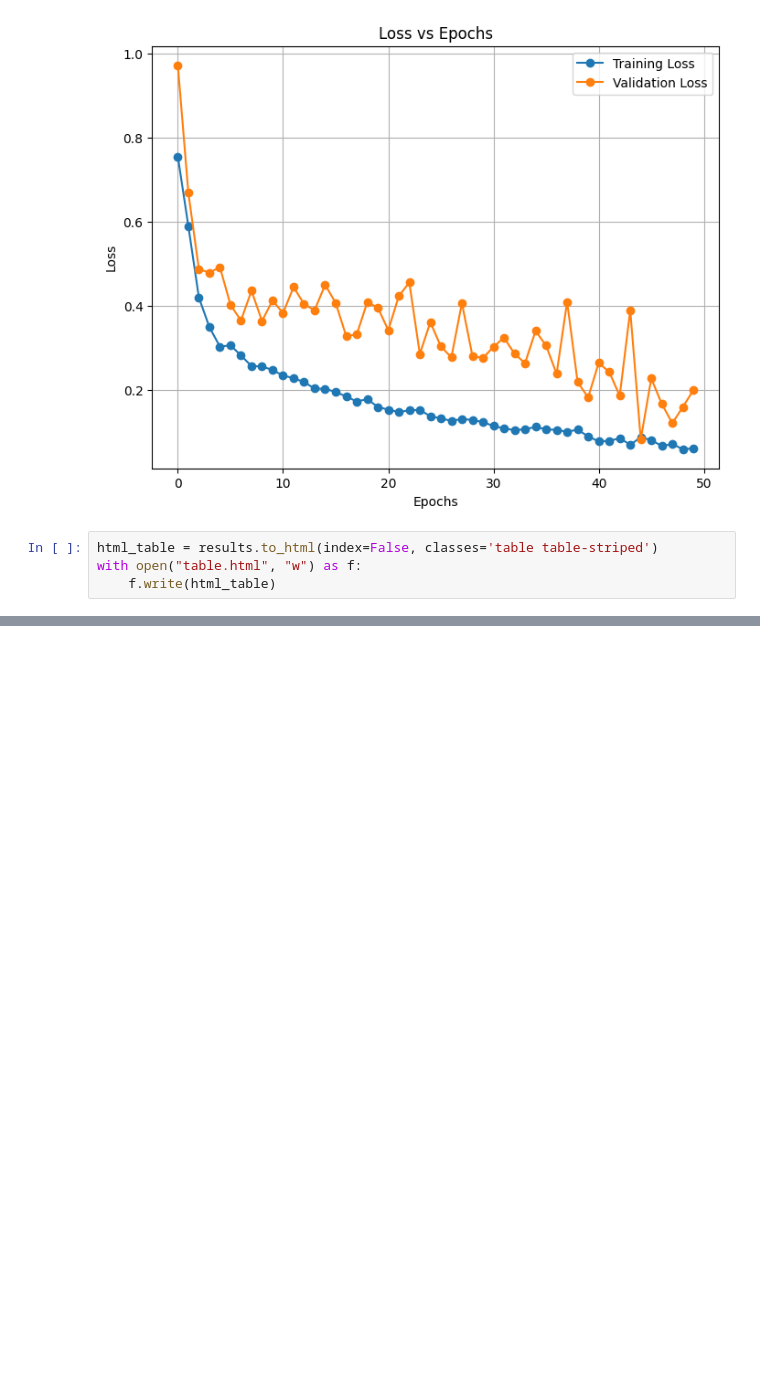
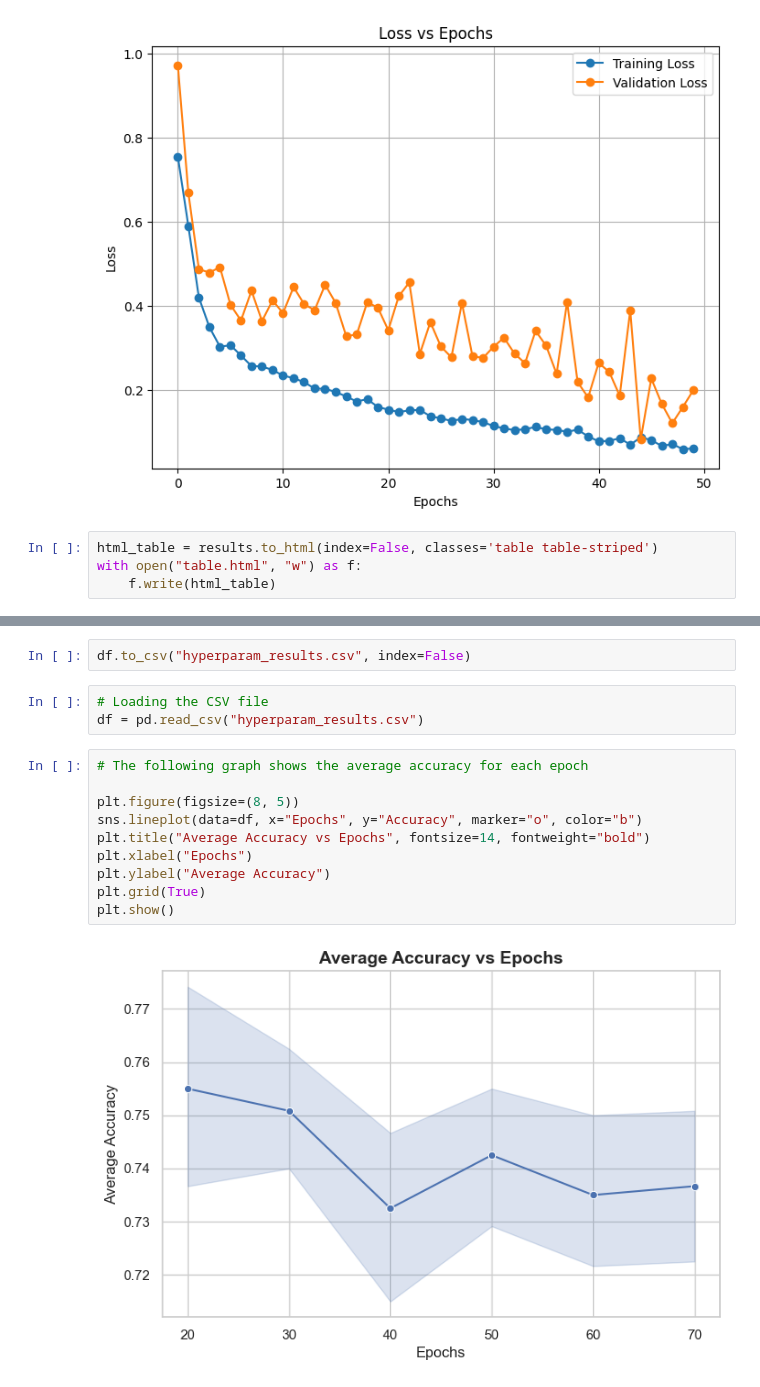
Before and after one commit to shamanth-kuthpadi/accent-classifier, a Jupyter notebook: testing.ipynb, the cells around one changed output, grey strips where cells are left out. Cells and saved outputs as stored; diff of their text form; blank space fills up the shorter version.

Commit message:
Modifications Made and Results Saved

```diff
--- a/testing.ipynb
+++ b/testing.ipynb
@@ -144,0 +174,17 @@ with open("table.html", "w") as f:
+# %%
+df.to_csv("hyperparam_results.csv", index=False)
+# %%
+# Loading the CSV file
+df = pd.read_csv("hyperparam_results.csv")
+# %%
+# The following graph shows the average accuracy for each epoch
+
+plt.figure(figsize=(8, 5))
+sns.lineplot(data=df, x="Epochs", y="Accuracy", marker="o", color="b")
+plt.title("Average Accuracy vs Epochs", fontsize=14, fontweight="bold")
+plt.xlabel("Epochs")
+plt.ylabel("Average Accuracy")
+plt.grid(True)
+plt.show()
+# %% [output]
+[figure, added]
```
Also changed, not shown: parts of 4 cells of this notebook, 2 other files.
